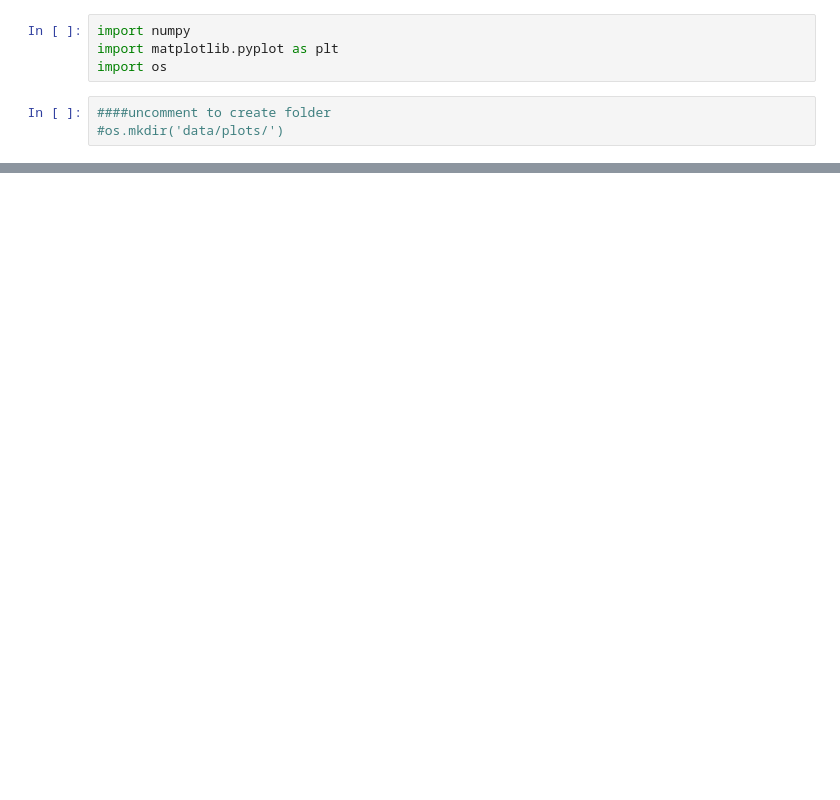
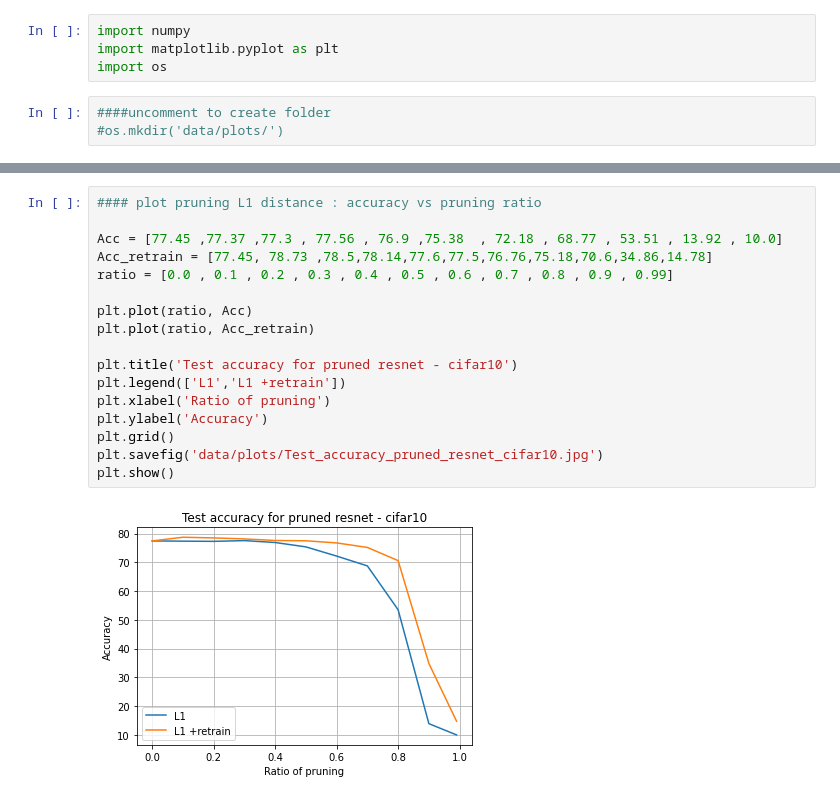
Before and after one commit to BasileR/DeepLearning-optimization, a Jupyter notebook: plots.ipynb, the cells around one changed output, grey strips where cells are left out. Saved outputs shown, nothing was run; the diff lists cells and outputs as text; blank space fills up the shorter version.

Commit message:
add BWC et pruning

```diff
--- a/plots.ipynb
+++ b/plots.ipynb
@@ -28,0 +30,19 @@ plt.show()
+# %%
+#### plot pruning L1 distance : accuracy vs pruning ratio
+
+Acc = [77.45 ,77.37 ,77.3 , 77.56 , 76.9 ,75.38  , 72.18 , 68.77 , 53.51 , 13.92 , 10.0]
+Acc_retrain = [77.45, 78.73 ,78.5,78.14,77.6,77.5,76.76,75.18,70.6,34.86,14.78]
+ratio = [0.0 , 0.1 , 0.2 , 0.3 , 0.4 , 0.5 , 0.6 , 0.7 , 0.8 , 0.9 , 0.99]
+
+plt.plot(ratio, Acc)
+plt.plot(ratio, Acc_retrain)
+
+plt.title('Test accuracy for pruned resnet - cifar10')
+plt.legend(['L1','L1 +retrain'])
+plt.xlabel('Ratio of pruning')
+plt.ylabel('Accuracy')
+plt.grid()
+plt.savefig('data/plots/Test_accuracy_pruned_resnet_cifar10.jpg')
+plt.show()
+# %% [output]
+[figure, added]
```
Also changed, not shown: parts of 3 cells of this notebook, 3 other files.
